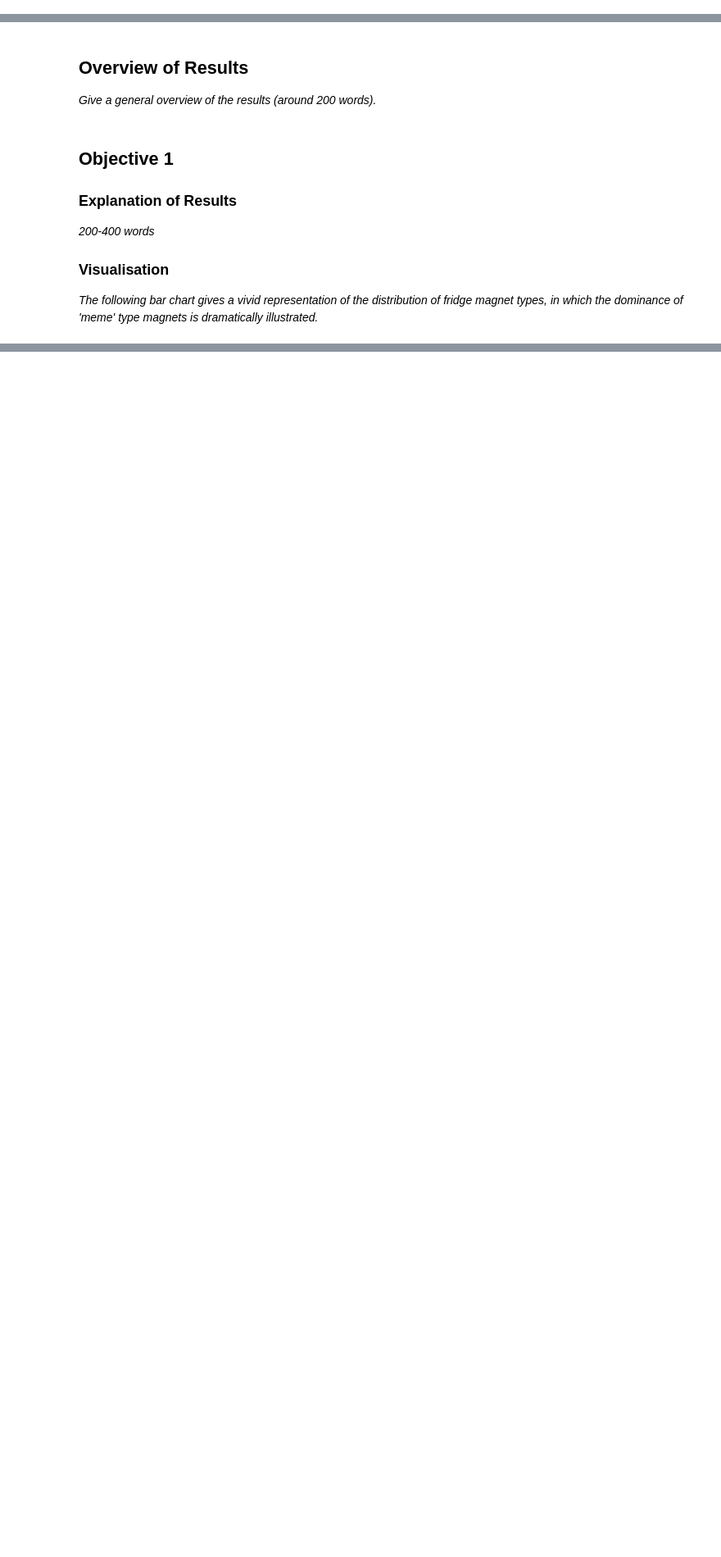
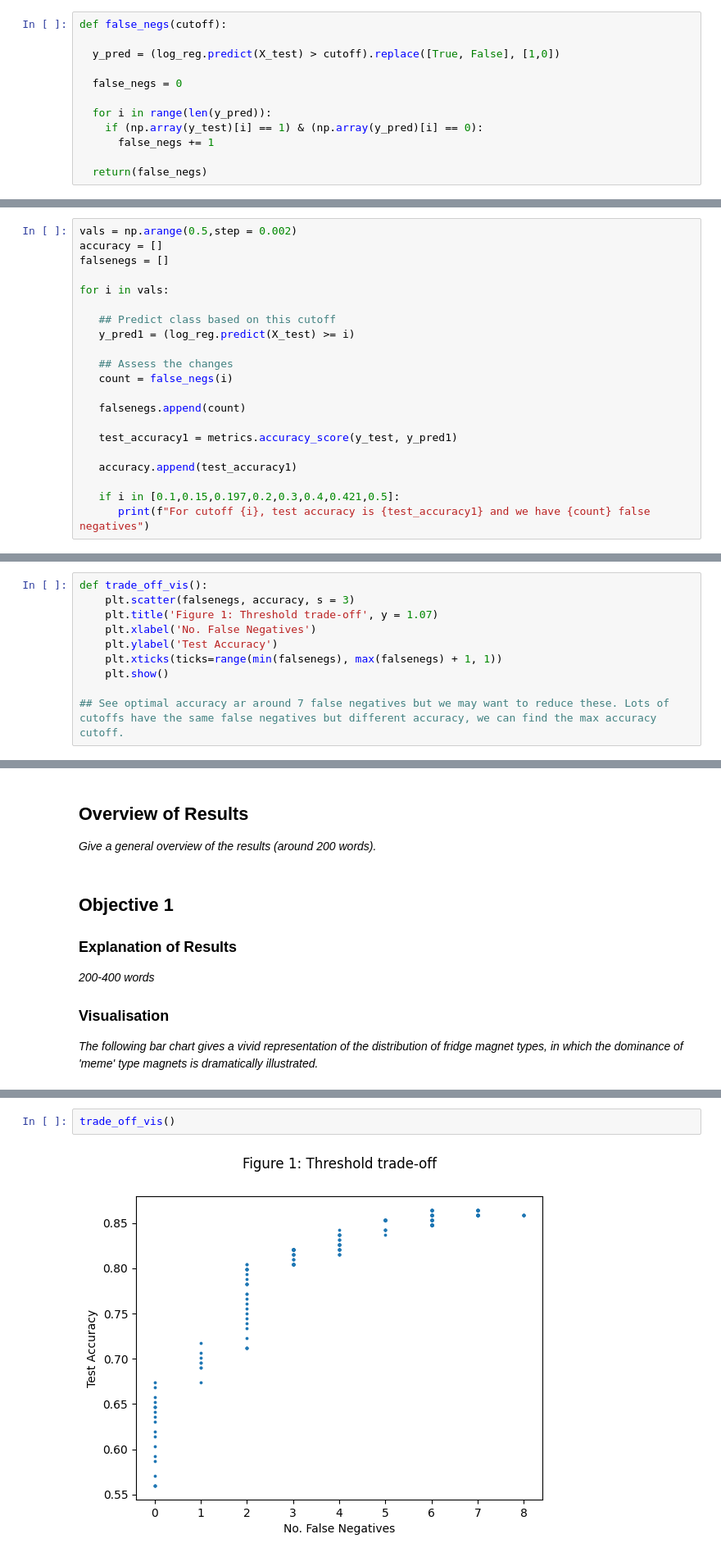
Before and after one commit to BhargavKumarNath/Heart_Failure_Prediction, a Jupyter notebook: Group_project.ipynb, the cells around one changed output, grey strips where cells are left out. Shown at 82% size. Saved outputs shown, nothing was run; the diff lists cells and outputs as text; blank space fills up the shorter version.

```diff
--- a/Group_project.ipynb
+++ b/Group_project.ipynb
@@ -796,0 +680,12 @@ We see 86% accuracy for both sets of data, indicating that our model is generali
+# %%
+def false_negs(cutoff):
+
+  y_pred = (log_reg.predict(X_test) > cutoff).replace([True, False], [1,0])
+
+  false_negs = 0
+
+  for i in range(len(y_pred)):
+    if (np.array(y_test)[i] == 1) & (np.array(y_pred)[i] == 0):
+      false_negs += 1
+
+  return(false_negs)
@@ -796,0 +696,21 @@ We see 86% accuracy for both sets of data, indicating that our model is generali
+# %%
+vals = np.arange(0.5,step = 0.002)
+accuracy = []
+falsenegs = []
+
+for i in vals:
+
+   ## Predict class based on this cutoff
+   y_pred1 = (log_reg.predict(X_test) >= i)
+
+   ## Assess the changes
+   count = false_negs(i)
+
+   falsenegs.append(count)
+
+   test_accuracy1 = metrics.accuracy_score(y_test, y_pred1)
+
+   accuracy.append(test_accuracy1)
+
+   if i in [0.1,0.15,0.197,0.2,0.3,0.4,0.421,0.5]:
+      print(f"For cutoff {i}, test accuracy is {test_accuracy1} and we have {count} false negatives")
@@ -796,0 +725,10 @@ We see 86% accuracy for both sets of data, indicating that our model is generali
+# %%
+def trade_off_vis():
+    plt.scatter(falsenegs, accuracy, s = 3)
+    plt.title('Figure 1: Threshold trade-off', y = 1.07)
+    plt.xlabel('No. False Negatives')
+    plt.ylabel('Test Accuracy')
+    plt.xticks(ticks=range(min(falsenegs), max(falsenegs) + 1, 1))
+    plt.show()
+
+## See optimal accuracy ar around 7 false negatives but we may want to reduce these. Lots of cutoffs have the same false negatives but different accuracy, we can find the max accuracy cutoff.
@@ -983,0 +917,4 @@ NameError: name 'fridge_sorted_bar' is not defined
+# %%
+trade_off_vis()
+# %% [output]
+[figure, added]
```
Also changed, not shown: parts of 110 cells of this notebook.
